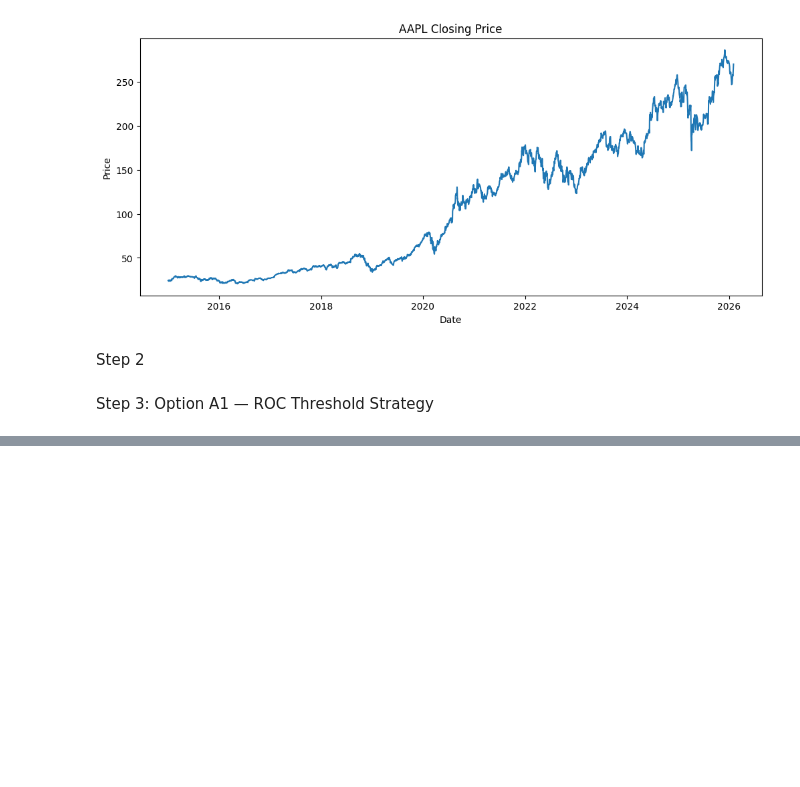
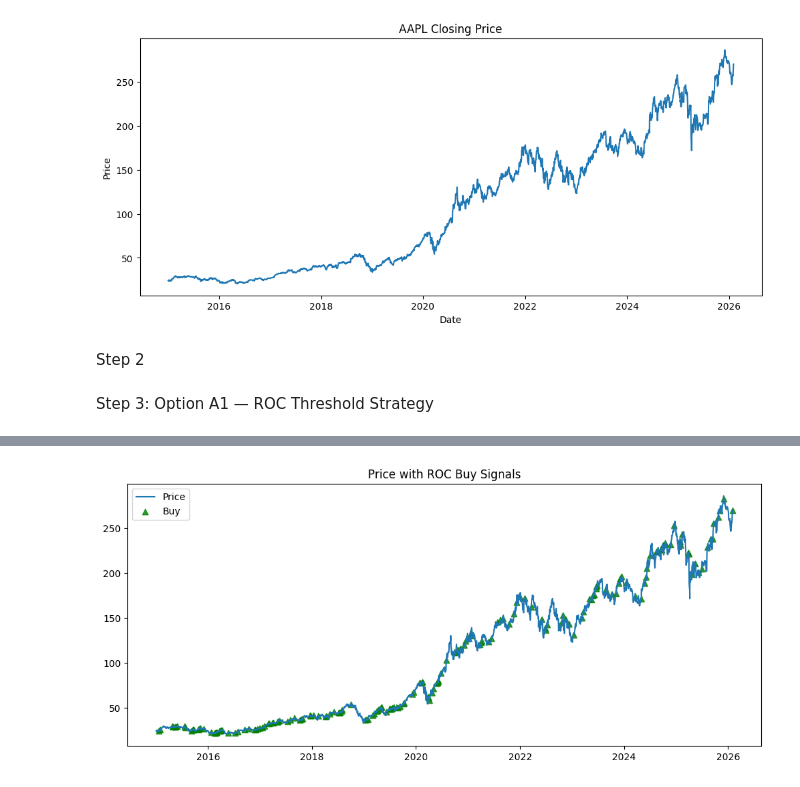
Before and after one commit to amaayacc/FINMA-Financial-Modelling-Assignment, a Jupyter notebook: finalproject.ipynb, the cells around one changed output, grey strips where cells are left out. Saved outputs shown, nothing was run; the diff lists cells and outputs as text; code cells hidden in the pictures; blank space fills up the shorter version.

```diff
--- a/finalproject.ipynb
+++ b/finalproject.ipynb
@@ -66,0 +85,13 @@ df['signal'] = (df['roc'] > roc_threshold).astype(int)
+# %%
+plt.figure(figsize=(12,5))
+plt.plot(results.index, results['Close'], label='Price')
+
+buy_signals = results[(results['signal'] == 1) & (results['signal'].shift(1) == 0)]
+plt.scatter(buy_signals.index, buy_signals['Close'],
+            marker='^', color='green', label='Buy', alpha=0.8)
+
+plt.title("Price with ROC Buy Signals")
+plt.legend()
+plt.show()
+# %% [output]
+[figure, added]
```
Also changed, not shown: parts of 4 cells of this notebook.
